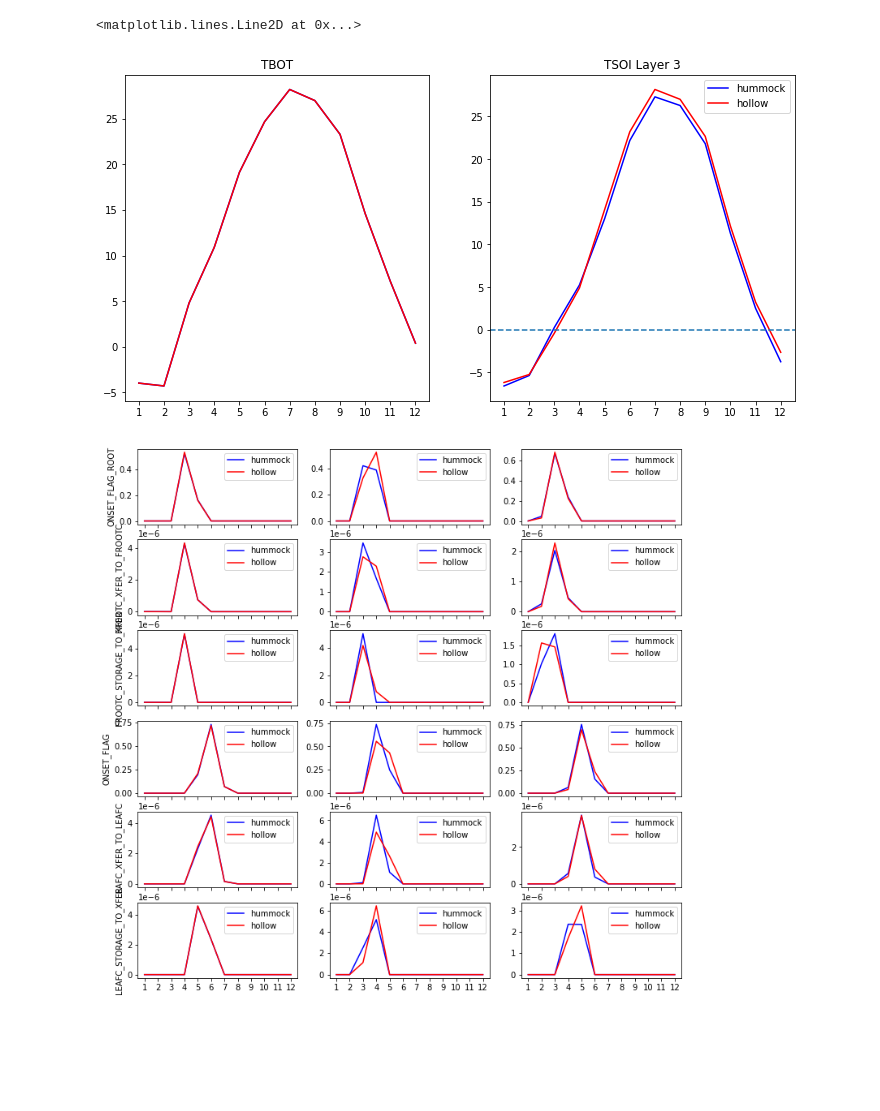
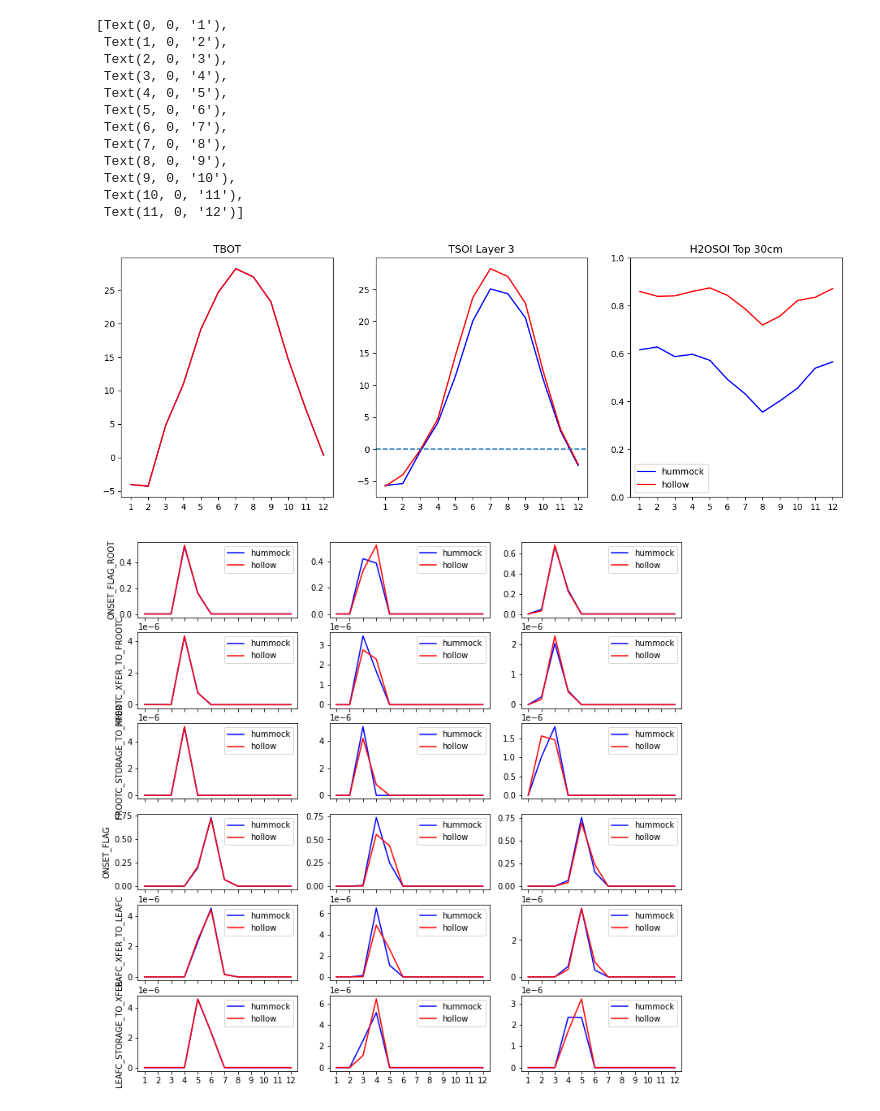
Before and after one commit to ypwong22/elm_nutrients, a Jupyter notebook: process_root_plots_seasonality.ipynb, the cells around one changed output. Cells and saved outputs as stored; diff of their text form; code cells hidden in the pictures; blank space fills up the shorter version.

```diff
--- a/process_root_examine_results.ipynb
+++ b/process_root_plots_seasonality.ipynb
@@ -12,37 +32,58 @@ warnings.filterwarnings(action = 'ignore', category = RuntimeWarning)
 # %%
 #casename = 'test_US-SPR_ICB1850CNRDCTCBC_ad_spinup'
 #year_list = range(5, 15)
-#casename = '20230623_plot16_US-SPR_ICB20TRCNPRDCTCBC'
-#casename = '20230526_plot16_US-SPR_ICB20TRCNPRDCTCBC'
-casename = '20230710_plot16_US-SPR_ICB20TRCNPRDCTCBC'
+casename = '20240315_US-SPR_ICB20TRCNPRDCTCBC'
+casename_sub = 'plot16_US-SPR_ICB20TRCNPRDCTCBC'
 year_list = range(2015, 2021)
-file_list = [os.path.join(os.environ['PROJD`IR'], 'E3SM', 'output', casename, 'run',
-                         f'{casename}.clm2.h2.{y:04g}-01-01-00000.nc') for y in year_list]
+file_list = [os.path.join(os.environ['PROJDIR'], 'E3SM', 'output', casename, 'spruce_treatments',
+                          casename_sub, 'run', f'{casename_sub}.elm.h2.{y:04g}-01-01-00000.nc')
+             for y in year_list]
 
 hr = xr.open_mfdataset(file_list, decode_times=False)
 hr['time'] = xr.decode_cf(hr, decode_times=True, decode_coords=True)['time']
 
-file_list_env = [os.path.join(os.environ['PROJDIR'], 'E3SM', 'output', casename, 'run',
-                         f'{casename}.clm2.h1.{y:04g}-01-01-00000.nc') for y in year_list]
+file_list_env = [os.path.join(os.environ['PROJDIR'], 'E3SM', 'output', casename,
+                              'spruce_treatments', casename_sub,
+                              'run', f'{casename_sub}.elm.h1.{y:04g}-01-01-00000.nc')
+             for y in year_list]
+
 hr2 = xr.open_mfdataset(file_list_env, decode_times=False)
 hr2['time'] = xr.decode_cf(hr2, decode_times=True, decode_coords=True)['time']
 # %%
-fig, axes = plt.subplots(1, 2, figsize = (12,6), sharex = True)
+fig, axes = plt.subplots(1, 3, figsize = (15,5), sharex = True)
 ax = axes[0]
 ax.plot((hr2['TBOT'] - 273.15).groupby('time.month').mean()[:, 0], '-b', label = 'hummock')
 ax.plot((hr2['TBOT'] - 273.15).groupby('time.month').mean()[:, 1], '-r', label = 'hollow')
 ax.set_title('TBOT')
 ax = axes[1]
 ax.plot((hr2['TSOI'] - 273.15).groupby('time.month').mean()[:, 2, 0], '-b', label = 'hummock')
 ax.plot((hr2['TSOI'] - 273.15).groupby('time.month').mean()[:, 2, 1], '-r', label = 'hollow')
+ax.set_title('TSOI Layer 3')
+ax.axhline(0, ls = '--')
+ax = axes[2]
+h2o_top10 = (hr2["H2OSOI"][:,:4,:] * np.diff(hr['levgrnd'].values[:5]).reshape(1,-1,1)
+            ).sum(axis = 1) / hr['levgrnd'].values[4]
+ax.plot((h2o_top10).groupby('time.month').mean()[:, 0], '-b', label = 'hummock')
+ax.plot((h2o_top10).groupby('time.month').mean()[:, 1], '-r', label = 'hollow')
+ax.set_title('H2OSOI Top 30cm')
+ax.set_ylim([0,1])
 ax.legend()
-ax.set_title('TSOI Layer 3')
 ax.set_xticks(range(12))
 ax.set_xticklabels(range(1, 13))
-ax.axhline(0, ls = '--')
 # %% [output]
-<matplotlib.lines.Line2D at 0x...>
+[Text(0, 0, '1'),
+ Text(1, 0, '2'),
+ Text(2, 0, '3'),
+ Text(3, 0, '4'),
+ Text(4, 0, '5'),
+ Text(5, 0, '6'),
+ Text(6, 0, '7'),
+ Text(7, 0, '8'),
+ Text(8, 0, '9'),
+ Text(9, 0, '10'),
+ Text(10, 0, '11'),
+ Text(11, 0, '12')]
-[figure, old version]
+[figure, new version]
 # %%
 fig, axes = plt.subplots(6, 3, figsize = (12,12), sharex = True)
 for i, pft in enumerate([2, 3, 11]):
```
Also changed, not shown: parts of 2 cells of this notebook, 21 other files.
